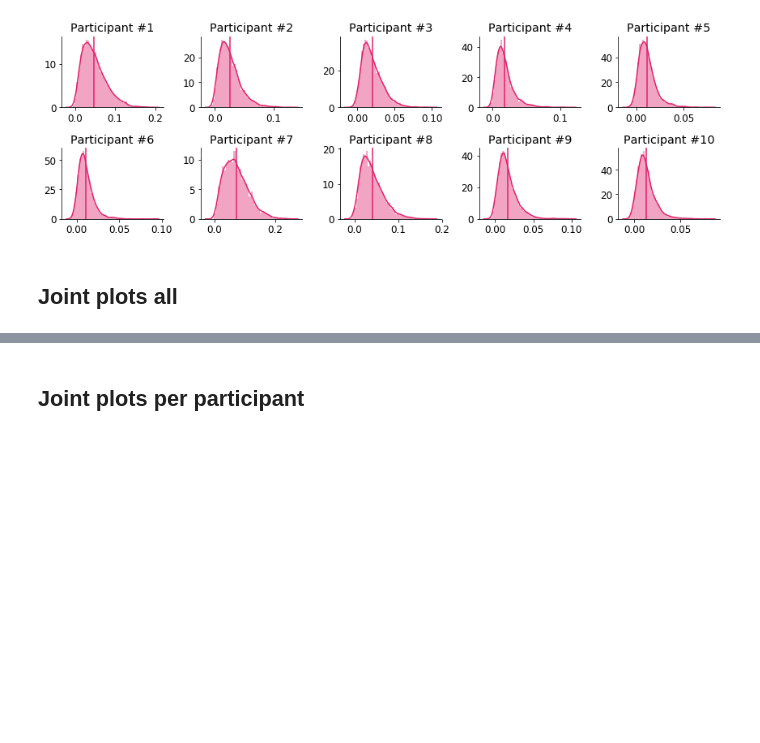
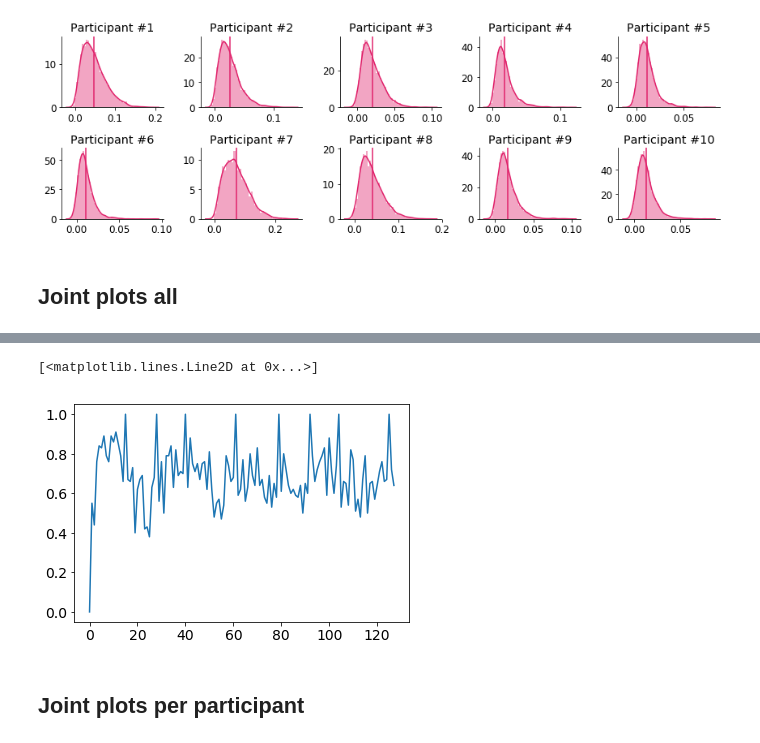
Before and after one commit to stefanradev93/DBN, a Jupyter notebook: WCST_INN_Final.ipynb, the cells around one changed output, grey strips where cells are left out. Drawn from its saved outputs; the diff is of its cells as text; code cells hidden in the pictures; blank space fills up the shorter version.

```diff
--- a/WCST_INN_Final.ipynb
+++ b/WCST_INN_Final.ipynb
@@ -616,3 +682,8 @@ f.savefig("figures/wcst_estimates.png", dpi=600)
+# %%
+plt.plot(np.mean(preds, axis=0))
+# %% [output]
+[<matplotlib.lines.Line2D at 0x...>]
+[figure, added]
 # %% [markdown]
 ## Joint plots per participant
 # %%
```
Also changed, not shown: parts of 9 cells of this notebook, 9 other files.
